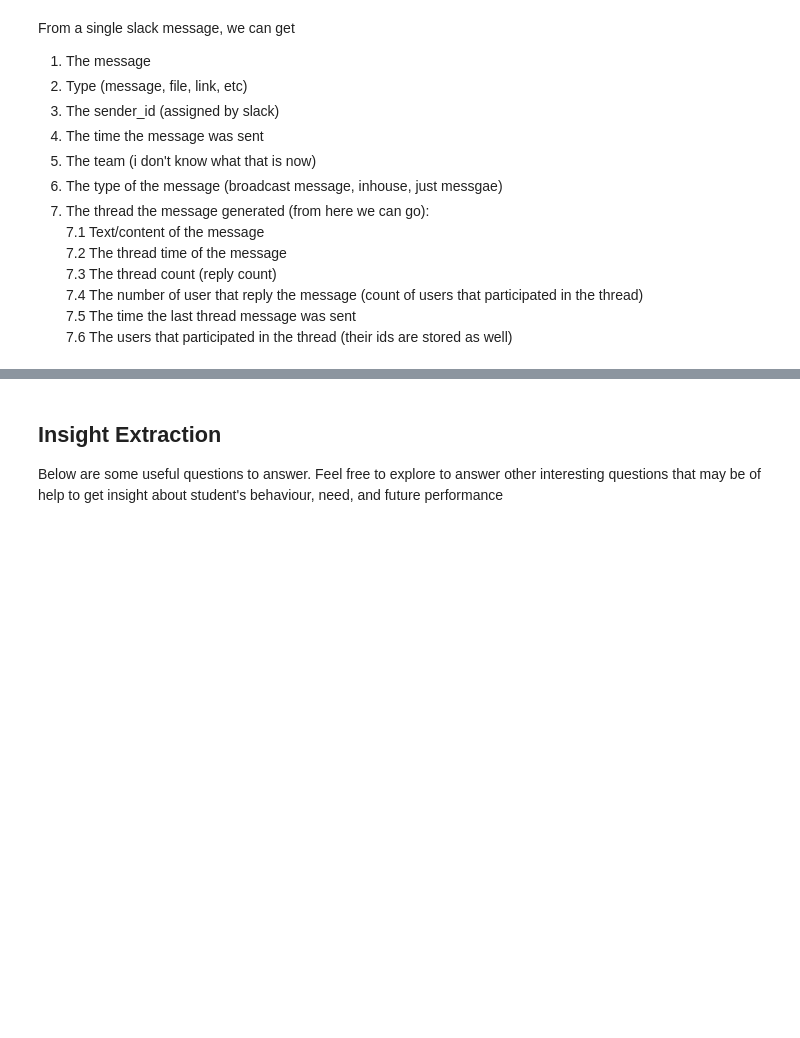
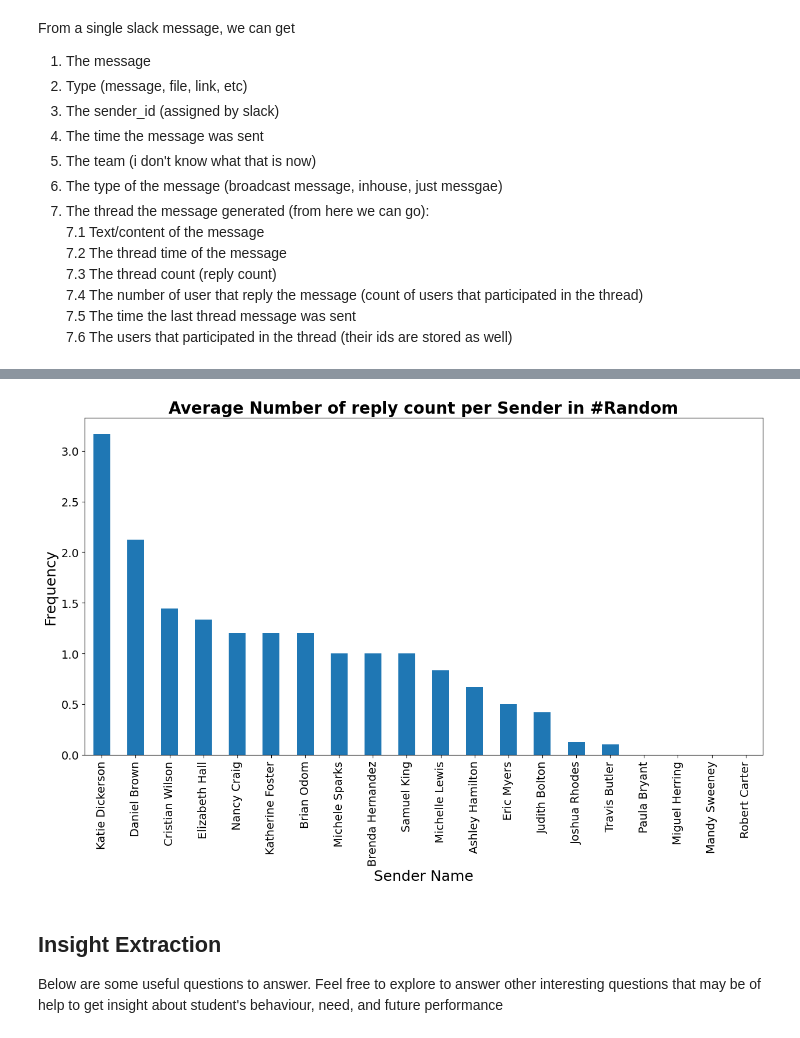
Before and after one commit to mickiyas123/10xac-week0_starter_network_analysis, a Jupyter notebook: notebooks/parse_slack_data.ipynb, the cells around one changed output, grey strips where cells are left out. Saved outputs shown, nothing was run; the diff lists cells and outputs as text; code cells hidden in the pictures; blank space fills up the shorter version.

Commit message:
feat: find the user with most replies

```diff
--- a/notebooks/parse_slack_data.ipynb
+++ b/notebooks/parse_slack_data.ipynb
@@ -45,4 +45,4 @@ From a single slack message, we can get <br>
     7.6 The users that participated in the thread (their ids are stored as well)<br>
 # %%
 read_file = SlackDataLoader("../anonymized")
-read_file.get_users()
+message_with_user = read_file.slack_parser("../anonymized/Week8and9/")
@@ -67,3 +54,7 @@ read_file.get_users()
+# %%
+draw_avg_reply_count(message_with_user)
+# %% [output]
+[figure, added]
 # %%
 def get_tagged_users(df):
     """get all @ in the messages"""
```
Also changed, not shown: parts of 2 cells of this notebook, 1 other file.
